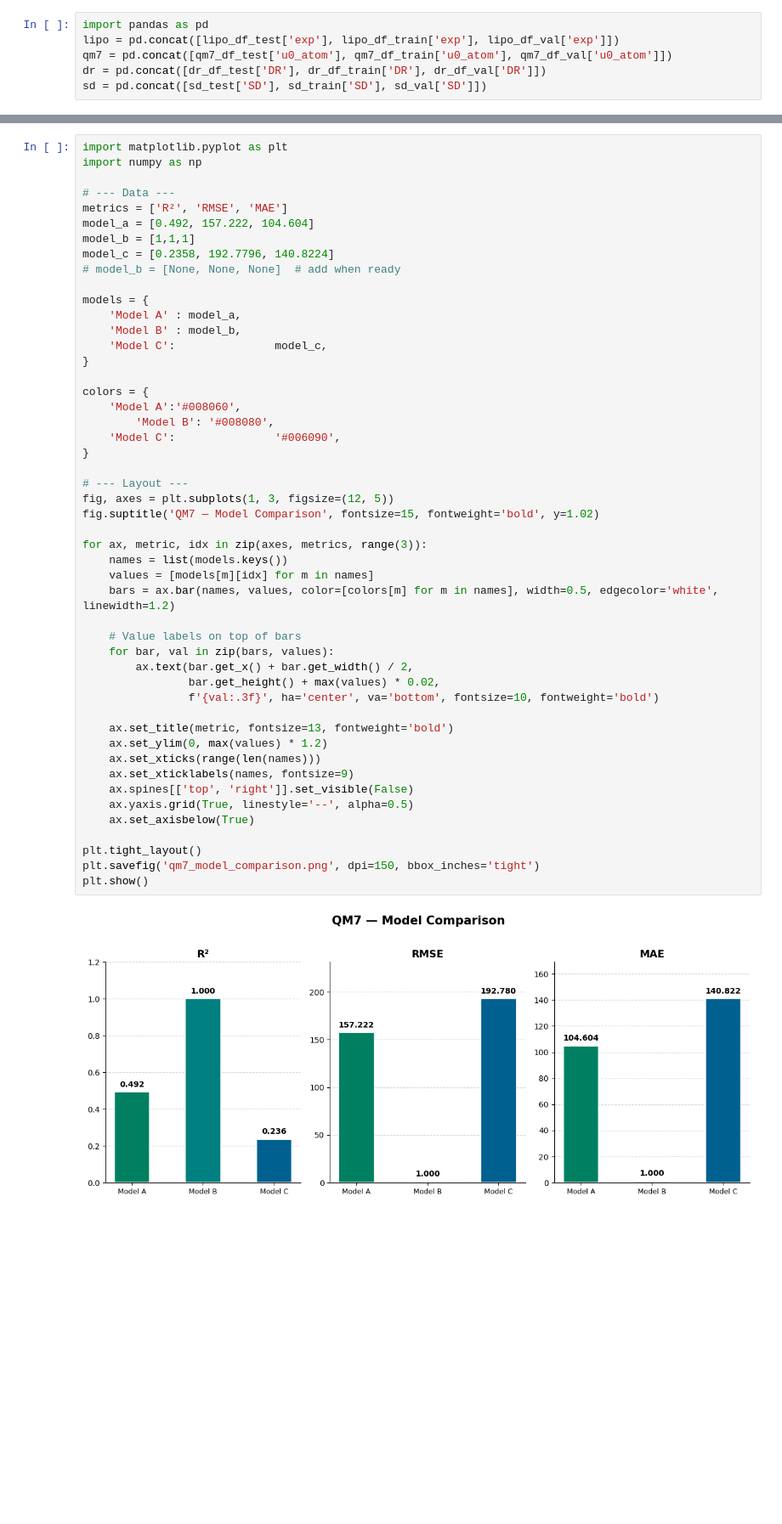
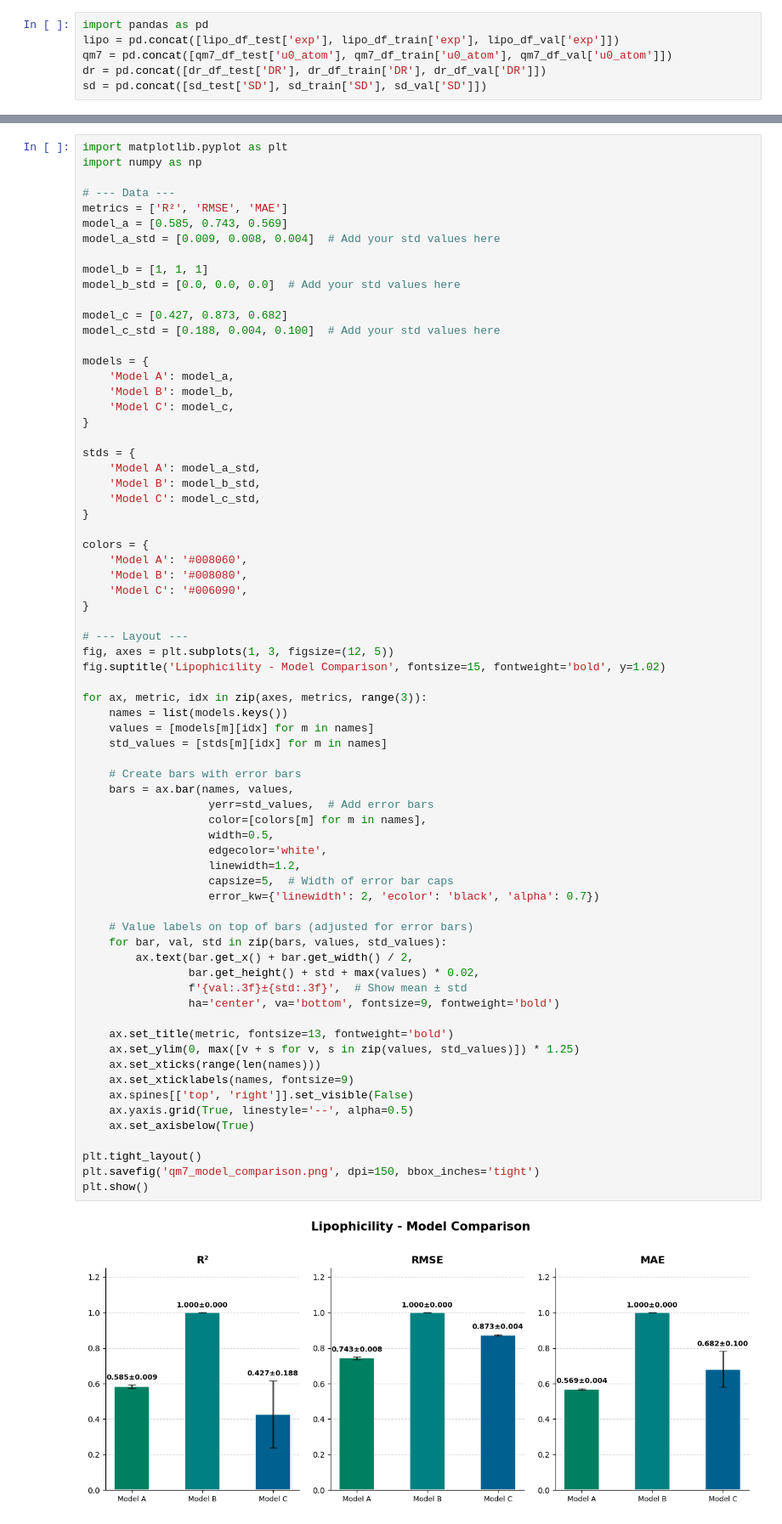
Before and after one commit to xhudec2/molecular-transfer-learning, a Jupyter notebook: notebooks/dataset_vizualizationn.ipynb, the cells around one changed output, grey strips where cells are left out. Shown at 85% size. Saved outputs shown, nothing was run; the diff lists cells and outputs as text; blank space fills up the shorter version.

```diff
--- a/notebooks/dataset_vizualizationn.ipynb
+++ b/notebooks/dataset_vizualizationn.ipynb
@@ -69,48 +69,69 @@ import numpy as np
 
 # --- Data ---
 metrics = ['R²', 'RMSE', 'MAE']
-model_a = [0.492, 157.222, 104.604]
-model_b = [1,1,1]
-model_c = [0.2358, 192.7796, 140.8224]
-# model_b = [None, None, None]  # add when ready
+model_a = [0.585, 0.743, 0.569]
+model_a_std = [0.009, 0.008, 0.004]  # Add your std values here
+
+model_b = [1, 1, 1]
+model_b_std = [0.0, 0.0, 0.0]  # Add your std values here
+
+model_c = [0.427, 0.873, 0.682]
+model_c_std = [0.188, 0.004, 0.100]  # Add your std values here
 
 models = {
-    'Model A' : model_a,
-    'Model B' : model_b,
-    'Model C':               model_c,
+    'Model A': model_a,
+    'Model B': model_b,
+    'Model C': model_c,
+}
+
+stds = {
+    'Model A': model_a_std,
+    'Model B': model_b_std,
+    'Model C': model_c_std,
 }
 
 colors = {
-    'Model A':'#008060',
-        'Model B': '#008080',
-    'Model C':               '#006090',
+    'Model A': '#008060',
+    'Model B': '#008080',
+    'Model C': '#006090',
 }
 
 # --- Layout ---
 fig, axes = plt.subplots(1, 3, figsize=(12, 5))
-fig.suptitle('QM7 — Model Comparison', fontsize=15, fontweight='bold', y=1.02)
+fig.suptitle('Lipophicility - Model Comparison', fontsize=15, fontweight='bold', y=1.02)
 
 for ax, metric, idx in zip(axes, metrics, range(3)):
     names = list(models.keys())
     values = [models[m][idx] for m in names]
-    bars = ax.bar(names, values, color=[colors[m] for m in names], width=0.5, edgecolor='white', linewidth=1.2)
+    std_values = [stds[m][idx] for m in names]
 
-    # Value labels on top of bars
-    for bar, val in zip(bars, values):
+    # Create bars with error bars
+    bars = ax.bar(names, values,
+                   yerr=std_values,  # Add error bars
+                   color=[colors[m] for m in names],
+                   width=0.5,
+                   edgecolor='white',
+                   linewidth=1.2,
+                   capsize=5,  # Width of error bar caps
+                   error_kw={'linewidth': 2, 'ecolor': 'black', 'alpha': 0.7})
+
+    # Value labels on top of bars (adjusted for error bars)
+    for bar, val, std in zip(bars, values, std_values):
         ax.text(bar.get_x() + bar.get_width() / 2,
-                bar.get_height() + max(values) * 0.02,
-                f'{val:.3f}', ha='center', va='bottom', fontsize=10, fontweight='bold')
+                bar.get_height() + std + max(values) * 0.02,
+                f'{val:.3f}±{std:.3f}',  # Show mean ± std
+                ha='center', va='bottom', fontsize=9, fontweight='bold')
 
     ax.set_title(metric, fontsize=13, fontweight='bold')
-    ax.set_ylim(0, max(values) * 1.2)
+    ax.set_ylim(0, max([v + s for v, s in zip(values, std_values)]) * 1.25)
     ax.set_xticks(range(len(names)))
     ax.set_xticklabels(names, fontsize=9)
     ax.spines[['top', 'right']].set_visible(False)
     ax.yaxis.grid(True, linestyle='--', alpha=0.5)
     ax.set_axisbelow(True)
 
 plt.tight_layout()
 plt.savefig('qm7_model_comparison.png', dpi=150, bbox_inches='tight')
 plt.show()
 # %% [output]
-[figure, old version]
+[figure, new version]
```
Also changed, not shown: parts of 5 cells of this notebook, 1 other file.
